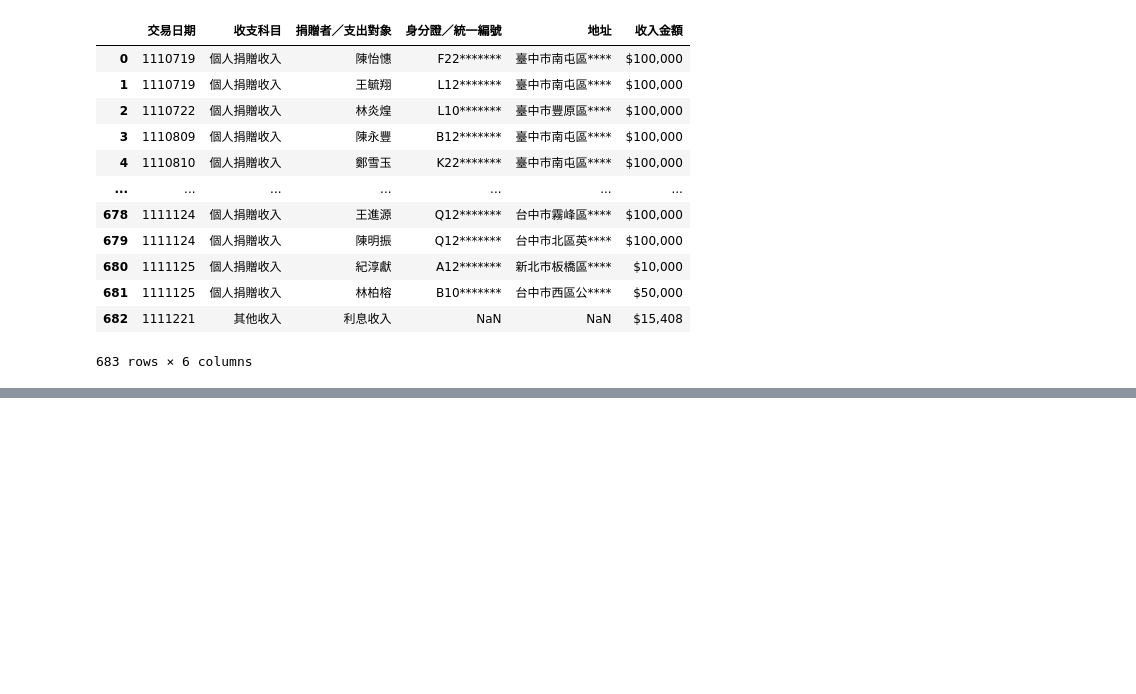
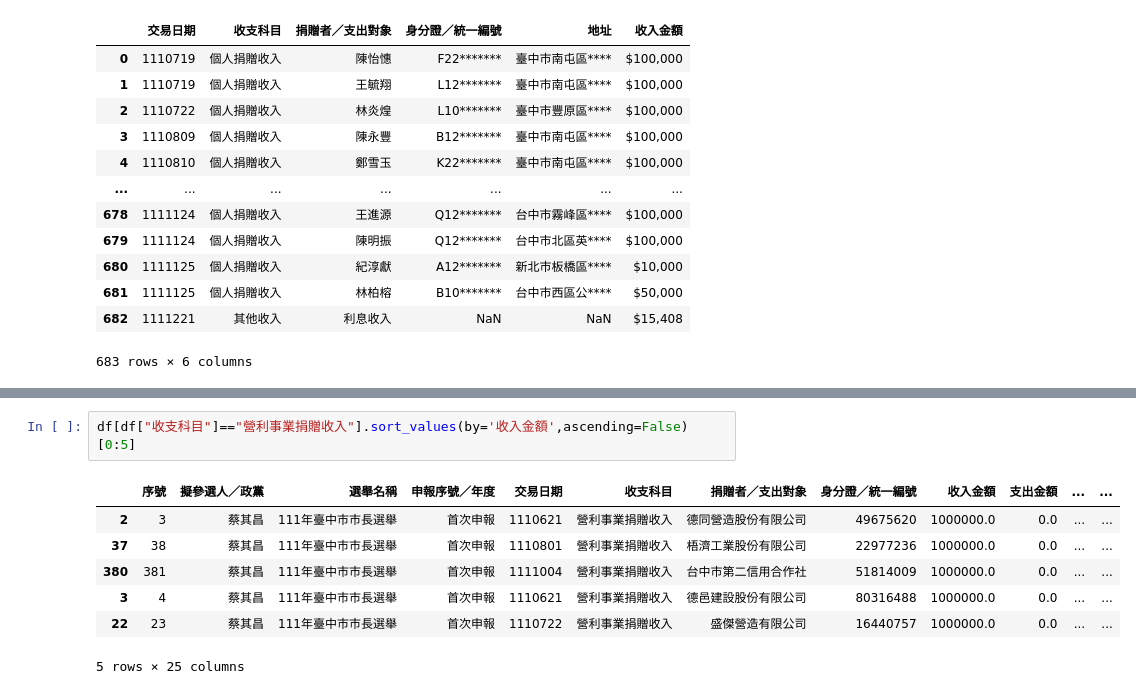
Before and after one commit to QI-XIANG/election_PC_2022, a Jupyter notebook: main.ipynb, the cells around one changed output, grey strips where cells are left out. Cells and saved outputs as stored; diff of their text form; blank space fills up the shorter version.

```diff
--- a/main.ipynb
+++ b/main.ipynb
@@ -190,0 +251,10 @@ df[['交易日期','收支科目','捐贈者／支出對象','身分證／統一
+# %%
+df[df["收支科目"]=="營利事業捐贈收入"].sort_values(by='收入金額',ascending=False)[0:5]
+# %% [output]
+|  | 序號 | 擬參選人／政黨 | 選舉名稱 | 申報序號／年度 | 交易日期 | 收支科目 | 捐贈者／支出對象 | 身分證／統一編號 | 收入金額 | 支出金額 | ... | ... |
+| 2 | 3 | 蔡其昌 | 111年臺中市市長選舉 | 首次申報 | 1110621 | 營利事業捐贈收入 | 德同營造股份有限公司 | 49675620 | 1000000.0 | 0.0 | ... | ... |
+| 37 | 38 | 蔡其昌 | 111年臺中市市長選舉 | 首次申報 | 1110801 | 營利事業捐贈收入 | 梧濟工業股份有限公司 | 22977236 | 1000000.0 | 0.0 | ... | ... |
+| 380 | 381 | 蔡其昌 | 111年臺中市市長選舉 | 首次申報 | 1111004 | 營利事業捐贈收入 | 台中市第二信用合作社 | 51814009 | 1000000.0 | 0.0 | ... | ... |
+| 3 | 4 | 蔡其昌 | 111年臺中市市長選舉 | 首次申報 | 1110621 | 營利事業捐贈收入 | 德邑建設股份有限公司 | 80316488 | 1000000.0 | 0.0 | ... | ... |
+| 22 | 23 | 蔡其昌 | 111年臺中市市長選舉 | 首次申報 | 1110722 | 營利事業捐贈收入 | 盛傑營造有限公司 | 16440757 | 1000000.0 | 0.0 | ... | ... |
+5 rows × 25 columns
```
Also changed, not shown: parts of 20 cells of this notebook, 17 other files.
